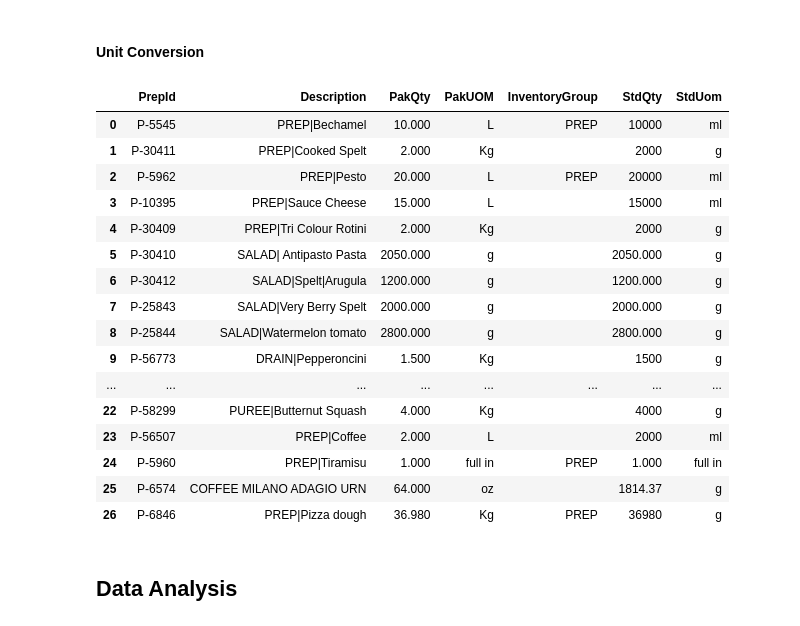
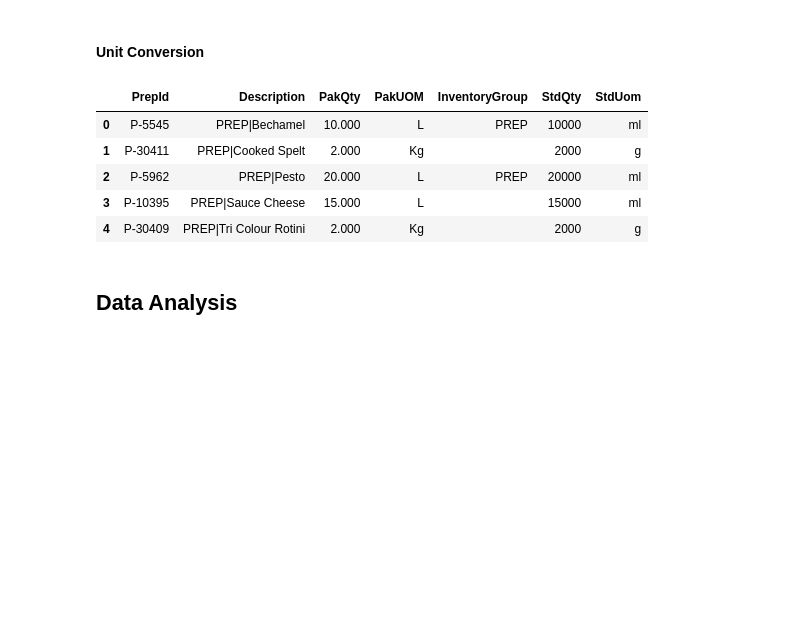
Before and after one commit to silviaaaaaaa/cffs-label, a Jupyter notebook: data analysis/ingre_analysis.ipynb, the cells around one changed output. Drawn from its saved outputs; the diff is of its cells as text; code cells hidden in the pictures; blank space fills up the shorter version.

```diff
--- a/data analysis/ingre_analysis.ipynb
+++ b/data analysis/ingre_analysis.ipynb
@@ -381,25 +381,14 @@ for index in Preps.index:
         Preps.loc[index,'StdQty'] = Preps.loc[index,'PakQty']
         Preps.loc[index,'StdUom'] = Preps.loc[index,'PakUOM']
 # %%
-Preps
+Preps.head()
 # %% [output]
 |  | PrepId | Description | PakQty | PakUOM | InventoryGroup | StdQty | StdUom |
 | 0 | P-5545 | PREP|Bechamel | 10.000 | L | PREP | 10000 | ml |
 | 1 | P-30411 | PREP|Cooked Spelt | 2.000 | Kg |  | 2000 | g |
 | 2 | P-5962 | PREP|Pesto | 20.000 | L | PREP | 20000 | ml |
 | 3 | P-10395 | PREP|Sauce Cheese | 15.000 | L |  | 15000 | ml |
 | 4 | P-30409 | PREP|Tri Colour Rotini | 2.000 | Kg |  | 2000 | g |
-| 5 | P-30410 | SALAD| Antipasto Pasta | 2050.000 | g |  | 2050.000 | g |
-| 6 | P-30412 | SALAD|Spelt|Arugula | 1200.000 | g |  | 1200.000 | g |
-| 7 | P-25843 | SALAD|Very Berry Spelt | 2000.000 | g |  | 2000.000 | g |
-| 8 | P-25844 | SALAD|Watermelon tomato | 2800.000 | g |  | 2800.000 | g |
-| 9 | P-56773 | DRAIN|Pepperoncini | 1.500 | Kg |  | 1500 | g |
-| ... | ... | ... | ... | ... | ... | ... | ... |
-| 22 | P-58299 | PUREE|Butternut Squash | 4.000 | Kg |  | 4000 | g |
-| 23 | P-56507 | PREP|Coffee | 2.000 | L |  | 2000 | ml |
-| 24 | P-5960 | PREP|Tiramisu | 1.000 | full in | PREP | 1.000 | full in |
-| 25 | P-6574 | COFFEE MILANO ADAGIO URN | 64.000 | oz |  | 1814.37 | g |
-| 26 | P-6846 | PREP|Pizza dough | 36.980 | Kg | PREP | 36980 | g |
 # %%
 path = os.path.join(os.getcwd(), "data", "processed", "Preps_List.csv")
 Preps.to_csv(path, index = False, header = True)
```
Also changed, not shown: parts of 19 cells of this notebook, 4 other files.
